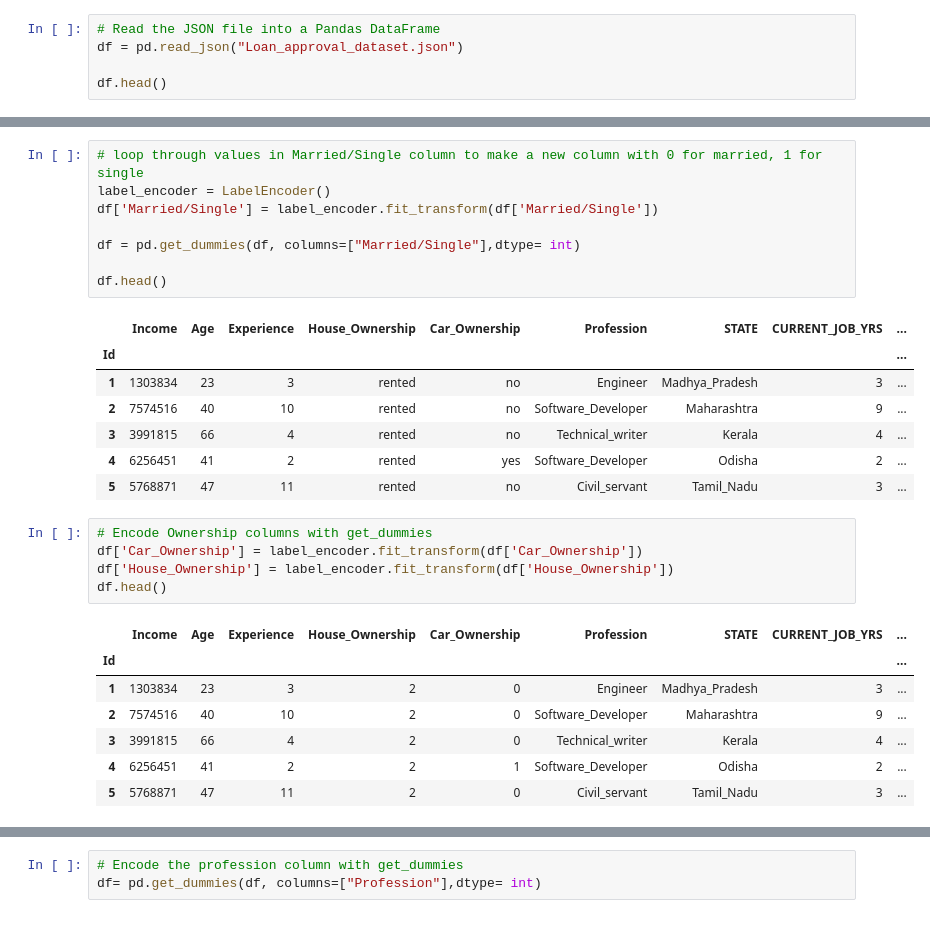
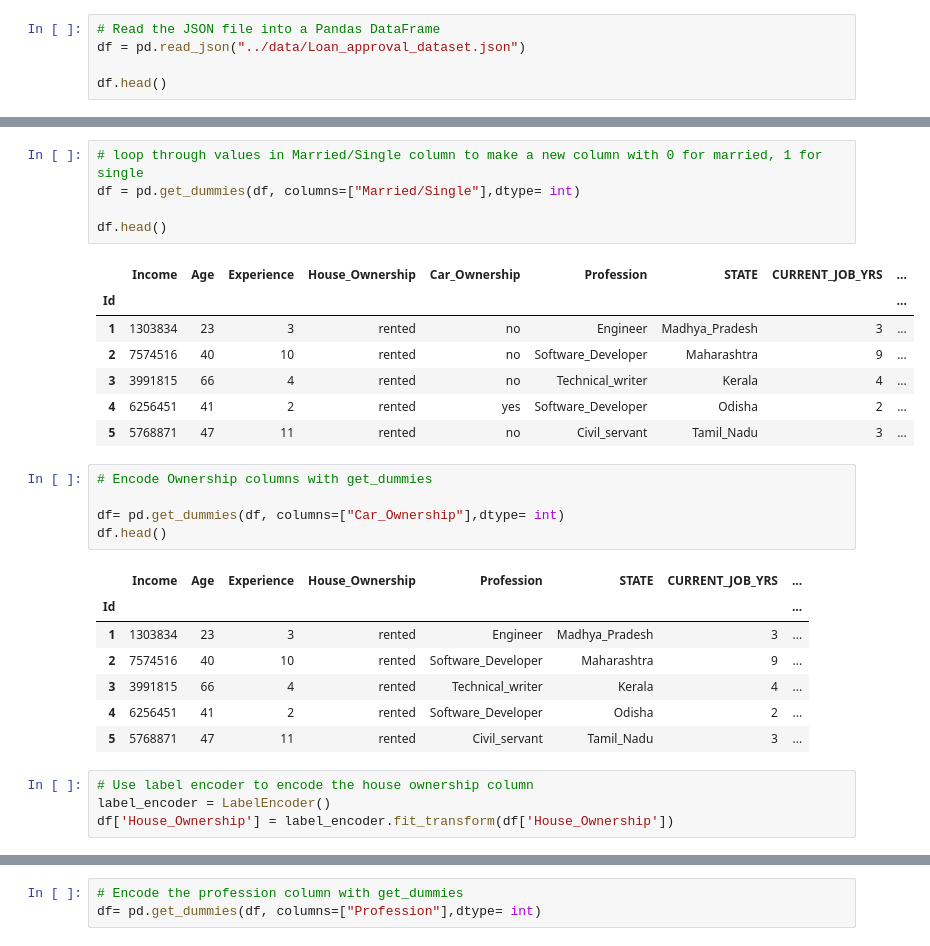
Before and after one commit to akarapunzl/minds-in-motion-project, a Jupyter notebook: notebooks/Loan_approval6.ipynb, the cells around one changed output, grey strips where cells are left out. Saved outputs shown, nothing was run; the diff lists cells and outputs as text.

```diff
--- a/Loan_approval5.ipynb
+++ b/notebooks/Loan_approval6.ipynb
@@ -7,7 +7,7 @@ from sklearn.preprocessing import MinMaxScaler, LabelEncoder
 import tensorflow as tf
 # %%
 # Read the JSON file into a Pandas DataFrame
-df = pd.read_json("Loan_approval_dataset.json")
+df = pd.read_json("../data/Loan_approval_dataset.json")
 
 df.head()
 # %% [output]
@@ -167,9 +167,6 @@ df.head()
 df.set_index("Id", inplace=True)
 # %%
 # loop through values in Married/Single column to make a new column with 0 for married, 1 for single
-label_encoder = LabelEncoder()
-df['Married/Single'] = label_encoder.fit_transform(df['Married/Single'])
-
 df = pd.get_dummies(df, columns=["Married/Single"],dtype= int)
 
 df.head()
@@ -183,14 +180,18 @@ df.head()
 | 5 | 5768871 | 47 | 11 | rented | no | Civil_servant | Tamil_Nadu | 3 | ... |
 # %%
 # Encode Ownership columns with get_dummies
-df['Car_Ownership'] = label_encoder.fit_transform(df['Car_Ownership'])
-df['House_Ownership'] = label_encoder.fit_transform(df['House_Ownership'])
+
+df= pd.get_dummies(df, columns=["Car_Ownership"],dtype= int)
 df.head()
 # %% [output]
-|  | Income | Age | Experience | House_Ownership | Car_Ownership | Profession | STATE | CURRENT_JOB_YRS | ... |
-| Id |  |  |  |  |  |  |  |  | ... |
-| 1 | 1303834 | 23 | 3 | 2 | 0 | Engineer | Madhya_Pradesh | 3 | ... |
-| 2 | 7574516 | 40 | 10 | 2 | 0 | Software_Developer | Maharashtra | 9 | ... |
-| 3 | 3991815 | 66 | 4 | 2 | 0 | Technical_writer | Kerala | 4 | ... |
-| 4 | 6256451 | 41 | 2 | 2 | 1 | Software_Developer | Odisha | 2 | ... |
-| 5 | 5768871 | 47 | 11 | 2 | 0 | Civil_servant | Tamil_Nadu | 3 | ... |
+|  | Income | Age | Experience | House_Ownership | Profession | STATE | CURRENT_JOB_YRS | ... |
+| Id |  |  |  |  |  |  |  | ... |
+| 1 | 1303834 | 23 | 3 | rented | Engineer | Madhya_Pradesh | 3 | ... |
+| 2 | 7574516 | 40 | 10 | rented | Software_Developer | Maharashtra | 9 | ... |
+| 3 | 3991815 | 66 | 4 | rented | Technical_writer | Kerala | 4 | ... |
+| 4 | 6256451 | 41 | 2 | rented | Software_Developer | Odisha | 2 | ... |
+| 5 | 5768871 | 47 | 11 | rented | Civil_servant | Tamil_Nadu | 3 | ... |
+# %%
+# Use label encoder to encode the house ownership column
+label_encoder = LabelEncoder()
+df['House_Ownership'] = label_encoder.fit_transform(df['House_Ownership'])
```
Also changed, not shown: parts of 9 cells of this notebook, 12 other files.
